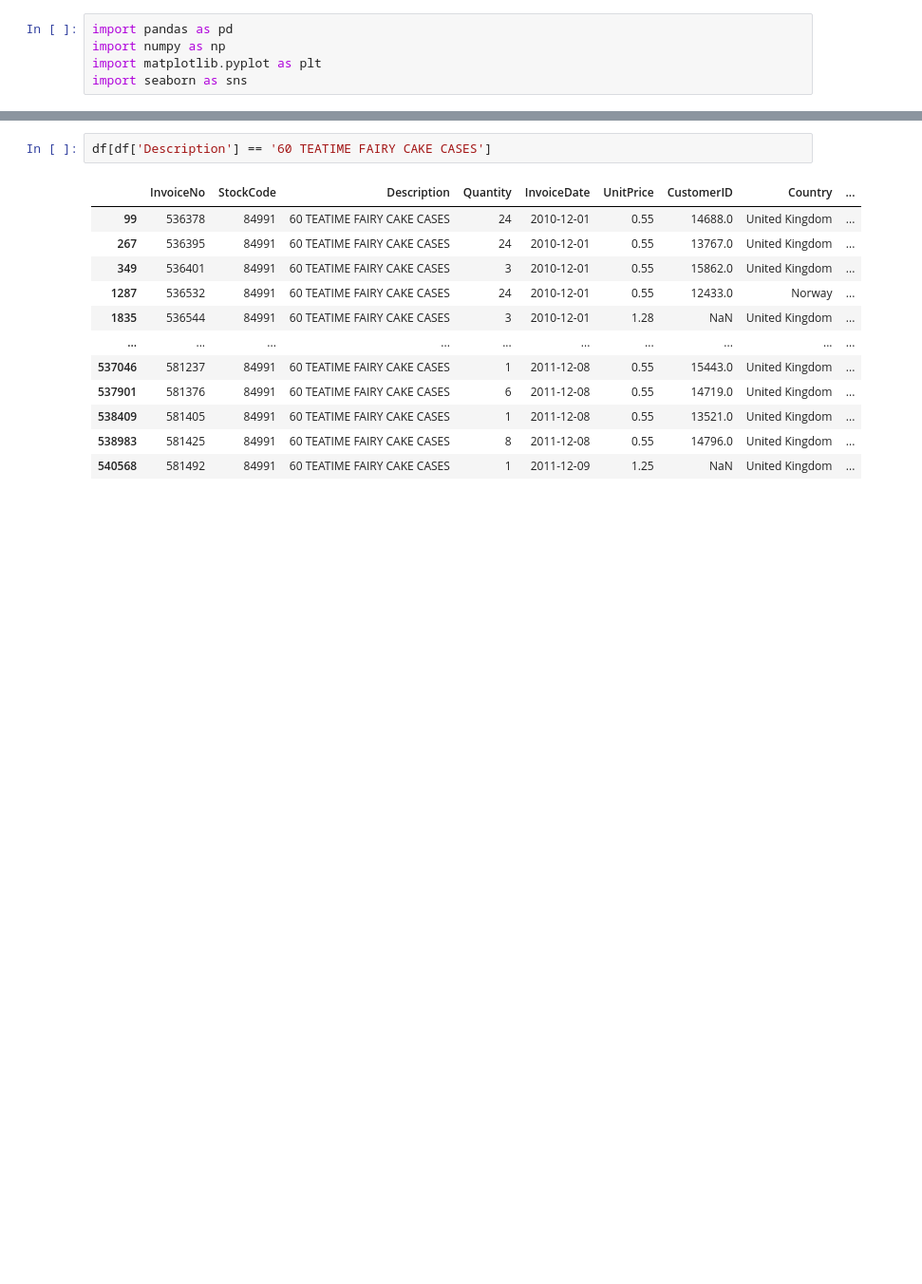
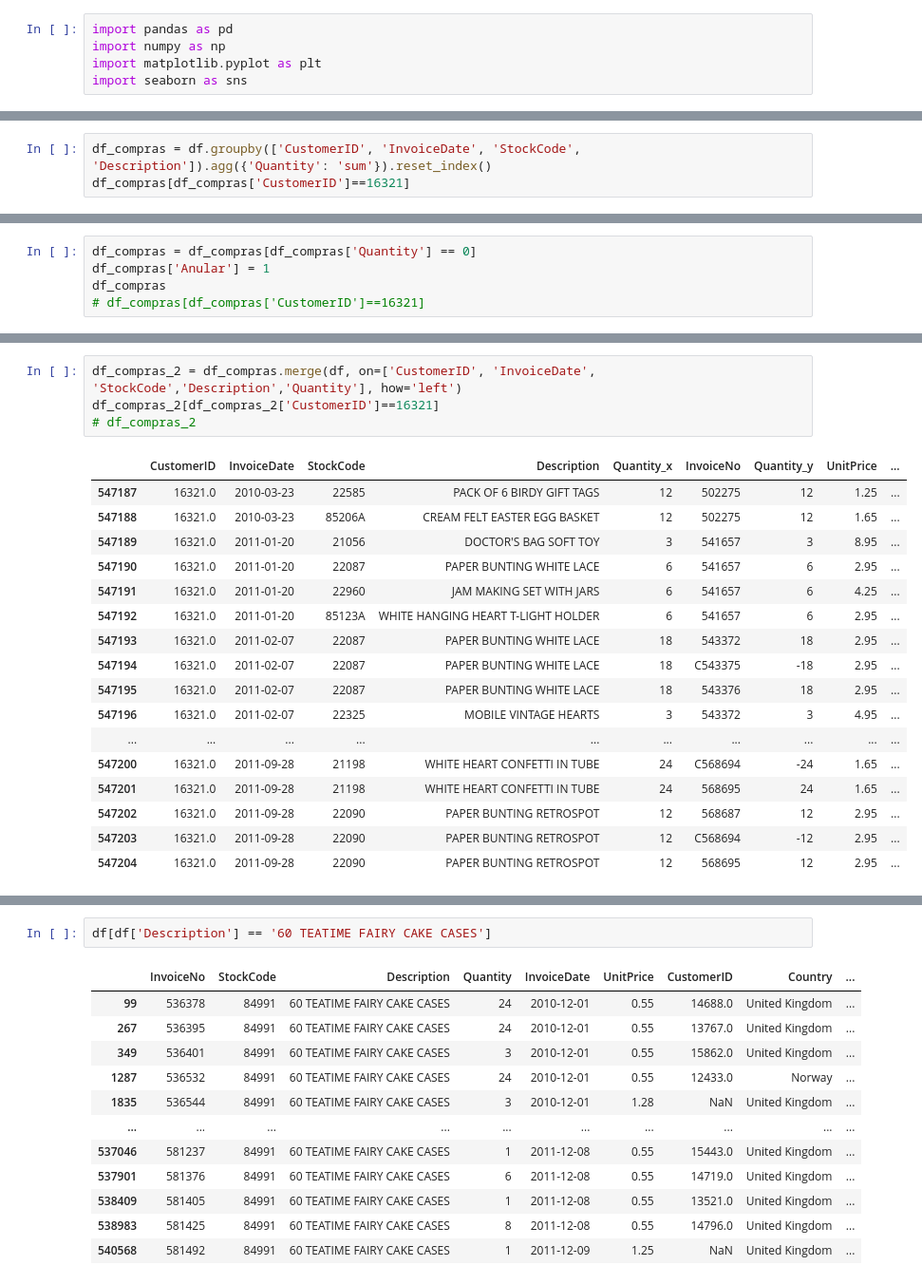
Before and after one commit to Leonel481/mlops-dtc-project, a Jupyter notebook: dev/churn.ipynb, the cells around one changed output, grey strips where cells are left out. Shown at 95% size. Saved outputs shown, nothing was run; the diff lists cells and outputs as text; blank space fills up the shorter version.

```diff
--- a/dev/churn.ipynb
+++ b/dev/churn.ipynb
@@ -36,0 +26,3 @@ Timestamp('2010-12-01 00:00:00')
+# %%
+df_compras = df.groupby(['CustomerID', 'InvoiceDate', 'StockCode', 'Description']).agg({'Quantity': 'sum'}).reset_index()
+df_compras[df_compras['CustomerID']==16321]
@@ -36,0 +47,5 @@ Timestamp('2010-12-01 00:00:00')
+# %%
+df_compras = df_compras[df_compras['Quantity'] == 0]
+df_compras['Anular'] = 1
+df_compras
+# df_compras[df_compras['CustomerID']==16321]
@@ -36,0 +66,22 @@ Timestamp('2010-12-01 00:00:00')
+# %%
+df_compras_2 = df_compras.merge(df, on=['CustomerID', 'InvoiceDate', 'StockCode','Description','Quantity'], how='left')
+df_compras_2[df_compras_2['CustomerID']==16321]
+# df_compras_2
+# %% [output]
+|  | CustomerID | InvoiceDate | StockCode | Description | Quantity_x | InvoiceNo | Quantity_y | UnitPrice | ... |
+| 547187 | 16321.0 | 2010-03-23 | 22585 | PACK OF 6 BIRDY GIFT TAGS | 12 | 502275 | 12 | 1.25 | ... |
+| 547188 | 16321.0 | 2010-03-23 | 85206A | CREAM FELT EASTER EGG BASKET | 12 | 502275 | 12 | 1.65 | ... |
+| 547189 | 16321.0 | 2011-01-20 | 21056 | DOCTOR'S BAG SOFT TOY | 3 | 541657 | 3 | 8.95 | ... |
+| 547190 | 16321.0 | 2011-01-20 | 22087 | PAPER BUNTING WHITE LACE | 6 | 541657 | 6 | 2.95 | ... |
+| 547191 | 16321.0 | 2011-01-20 | 22960 | JAM MAKING SET WITH JARS | 6 | 541657 | 6 | 4.25 | ... |
+| 547192 | 16321.0 | 2011-01-20 | 85123A | WHITE HANGING HEART T-LIGHT HOLDER | 6 | 541657 | 6 | 2.95 | ... |
+| 547193 | 16321.0 | 2011-02-07 | 22087 | PAPER BUNTING WHITE LACE | 18 | 543372 | 18 | 2.95 | ... |
+| 547194 | 16321.0 | 2011-02-07 | 22087 | PAPER BUNTING WHITE LACE | 18 | C543375 | -18 | 2.95 | ... |
+| 547195 | 16321.0 | 2011-02-07 | 22087 | PAPER BUNTING WHITE LACE | 18 | 543376 | 18 | 2.95 | ... |
+| 547196 | 16321.0 | 2011-02-07 | 22325 | MOBILE VINTAGE HEARTS | 3 | 543372 | 3 | 4.95 | ... |
+| ... | ... | ... | ... | ... | ... | ... | ... | ... | ... |
+| 547200 | 16321.0 | 2011-09-28 | 21198 | WHITE HEART CONFETTI IN TUBE | 24 | C568694 | -24 | 1.65 | ... |
+| 547201 | 16321.0 | 2011-09-28 | 21198 | WHITE HEART CONFETTI IN TUBE | 24 | 568695 | 24 | 1.65 | ... |
+| 547202 | 16321.0 | 2011-09-28 | 22090 | PAPER BUNTING RETROSPOT | 12 | 568687 | 12 | 2.95 | ... |
+| 547203 | 16321.0 | 2011-09-28 | 22090 | PAPER BUNTING RETROSPOT | 12 | C568694 | -12 | 2.95 | ... |
+| 547204 | 16321.0 | 2011-09-28 | 22090 | PAPER BUNTING RETROSPOT | 12 | 568695 | 12 | 2.95 | ... |
```
Also changed, not shown: parts of 13 cells of this notebook.
